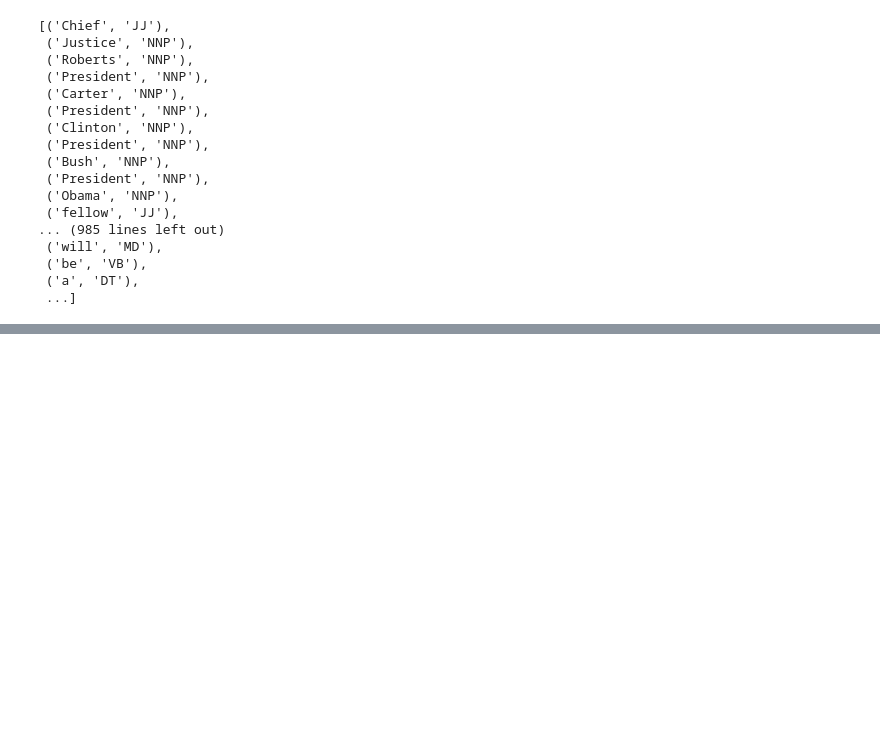
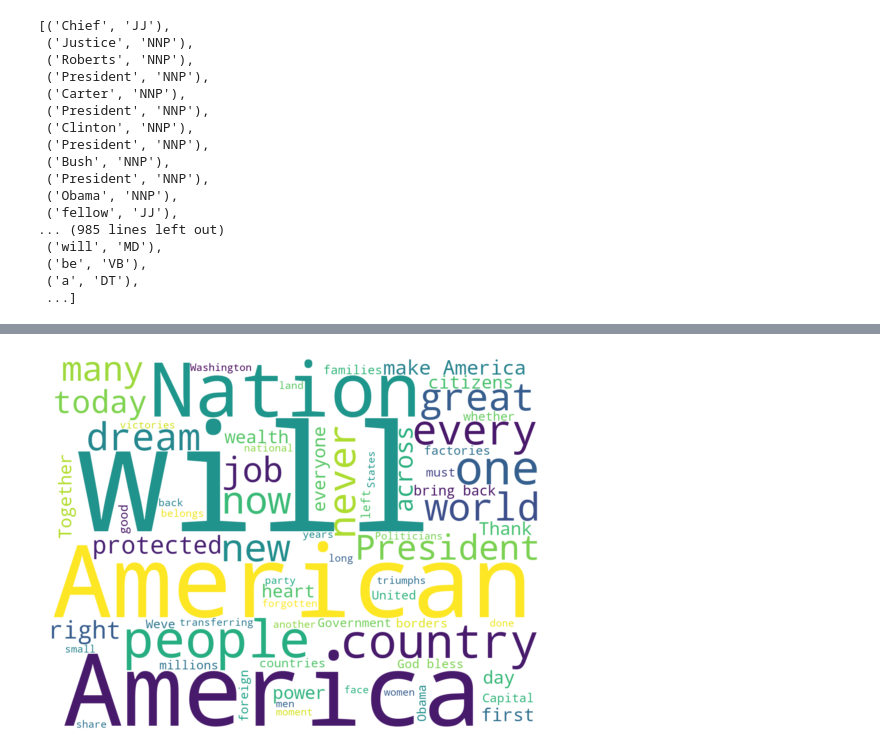
Before and after one commit to juskui/tekstianalyysi, a Jupyter notebook: teksti.ipynb, the cells around one changed output, grey strips where cells are left out. Drawn from its saved outputs; the diff is of its cells as text; code cells hidden in the pictures; blank space fills up the shorter version.

```diff
--- a/teksti.ipynb
+++ b/teksti.ipynb
@@ -315,3 +350,19 @@ from nltk.corpus import treebank
 #nltk.download('treebank')
 t = treebank.parsed_sents('wsj_0001.mrg')[1]
 t.draw()
+# %%
+from wordcloud import WordCloud
+import matplotlib.pyplot as plt
+
+# Join tokens2 to create a single string
+text_for_wordcloud = ' '.join(tokens2)
+
+# Generate the word cloud with additional settings
+wc = WordCloud(max_words=70, background_color='white', colormap='viridis', width=1200, height=900).generate(text_for_wordcloud)
+
+# Display the word cloud
+plt.imshow(wc, interpolation='bilinear')
+plt.axis('off')
+plt.show()
+# %% [output]
+[figure, added]
```
Also changed, not shown: parts of 8 cells of this notebook, 2 other files.
